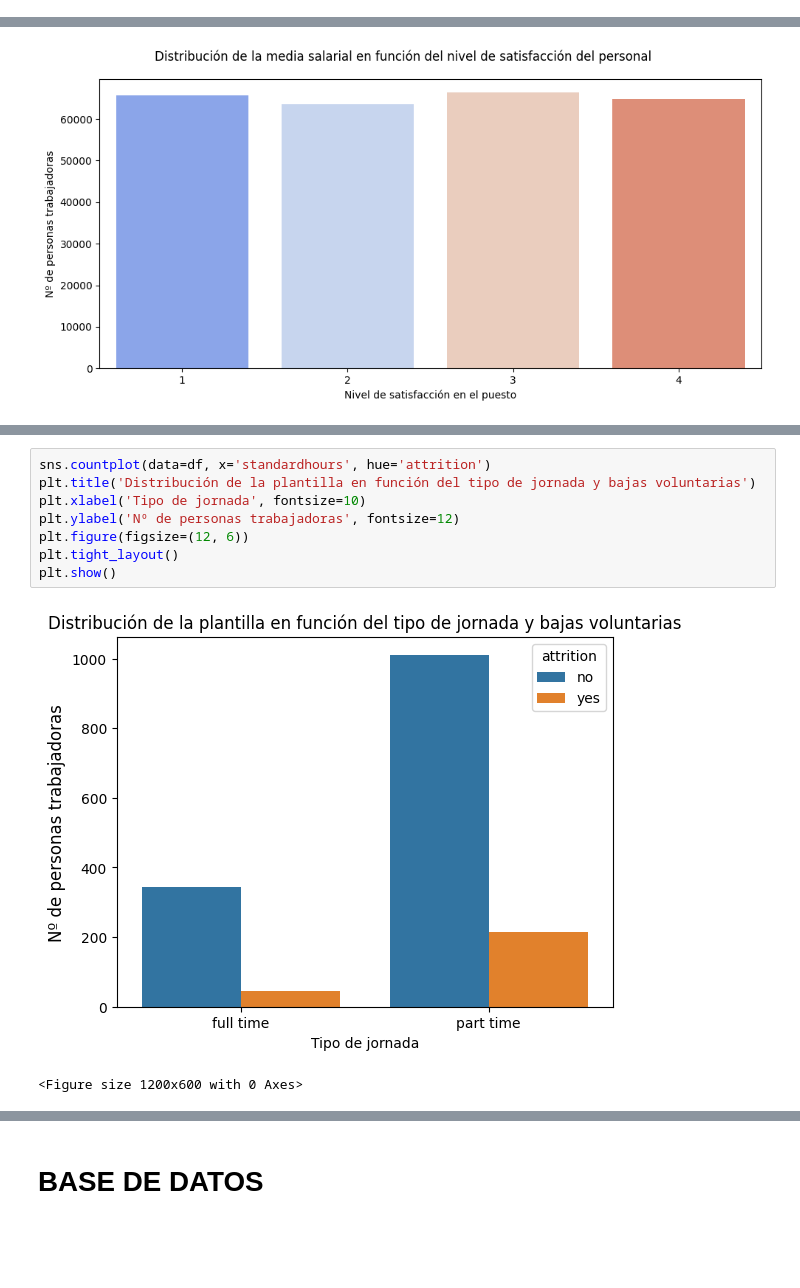
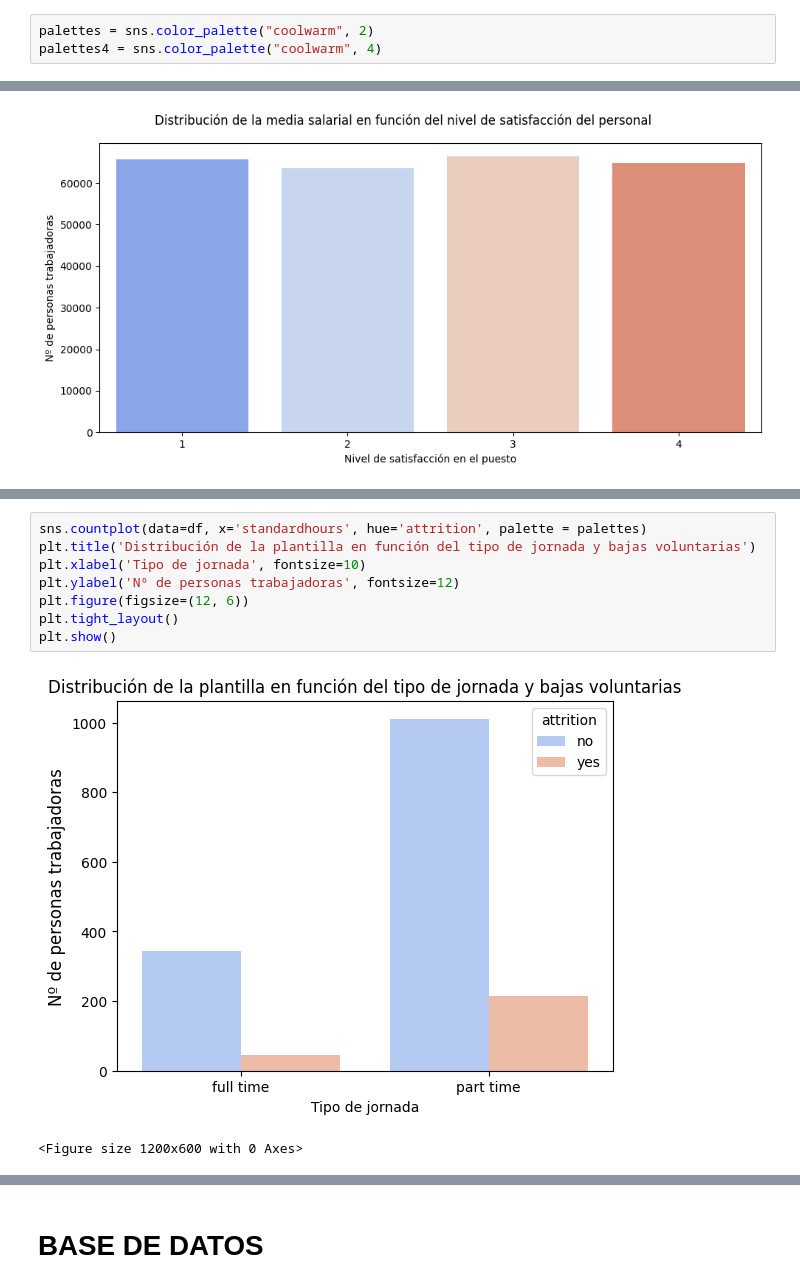
Before and after one commit to MartaMecaLopez/HappyFactor, a Jupyter notebook: proyecto-da-promo-50-modulo-3-team-1.ipynb, the cells around one changed output, grey strips where cells are left out. Drawn from its saved outputs; the diff is of its cells as text; blank space fills up the shorter version.

```diff
--- a/proyecto-da-promo-50-modulo-3-team-1.ipynb
+++ b/proyecto-da-promo-50-modulo-3-team-1.ipynb
@@ -522,6 +520,9 @@ plt.title('Matriz de Correlación entre Variables')
 plt.show()
 # %% [output]
 [figure]
+# %%
+palettes = sns.color_palette("coolwarm", 2)
+palettes4 = sns.color_palette("coolwarm", 4)
 # %%
 media_edad_salidas = df["attrition"]=="yes"
 media_edad_salidas = df[media_edad_salidas]
@@ -914,14 +895,14 @@ plt.show()
 <Figure size 1200x600 with 0 Axes>
 # %%
-sns.countplot(data=df, x='standardhours', hue='attrition')
+sns.countplot(data=df, x='standardhours', hue='attrition', palette = palettes)
 plt.title('Distribución de la plantilla en función del tipo de jornada y bajas voluntarias')
 plt.xlabel('Tipo de jornada', fontsize=10)
 plt.ylabel('Nº de personas trabajadoras', fontsize=12)
 plt.figure(figsize=(12, 6))
 plt.tight_layout()
 plt.show()
 # %% [output]
-[figure, old version]
+[figure, new version]
 <Figure size 1200x600 with 0 Axes>
 # %%
 plt.figure(figsize=(10, 6))
```
Also changed, not shown: parts of 29 cells of this notebook, 5 other files.
